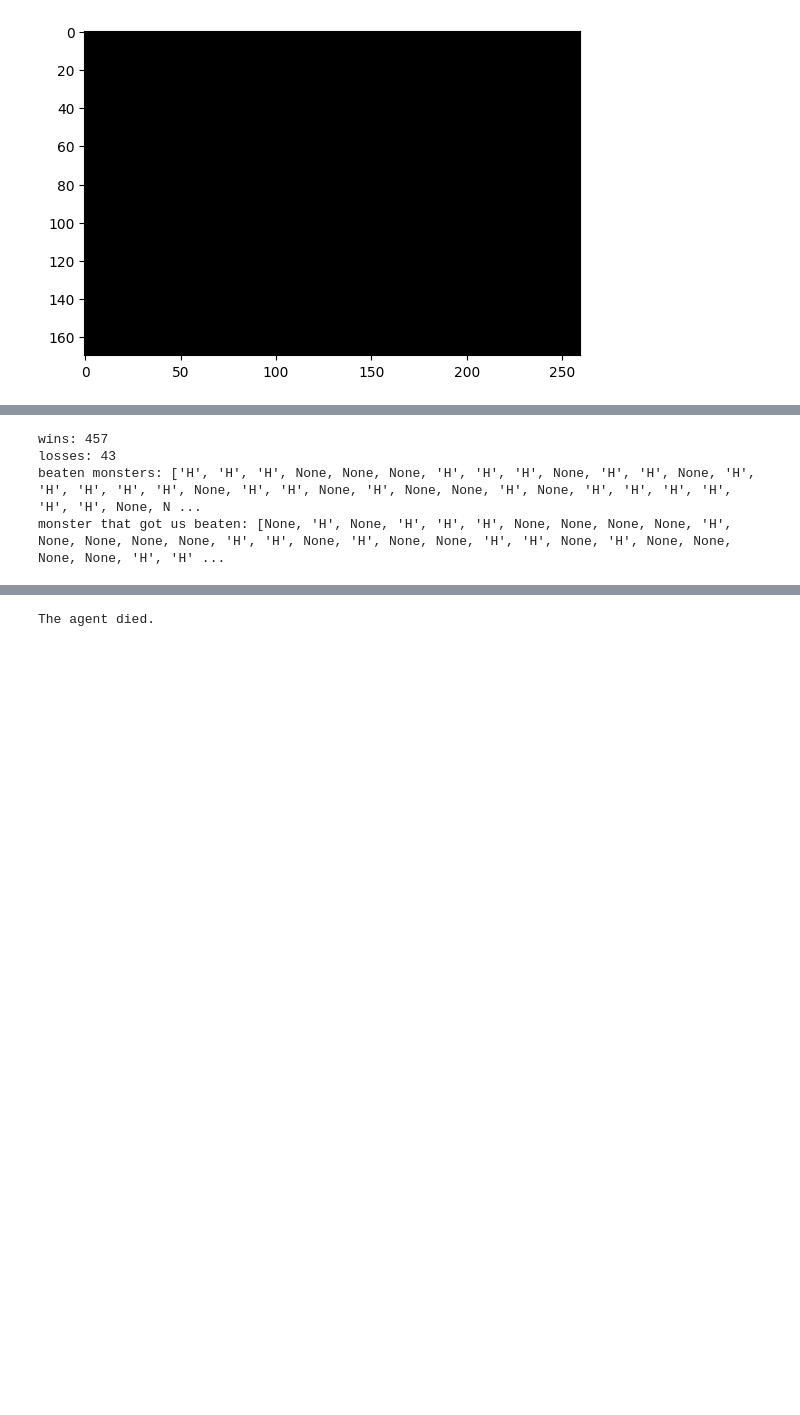
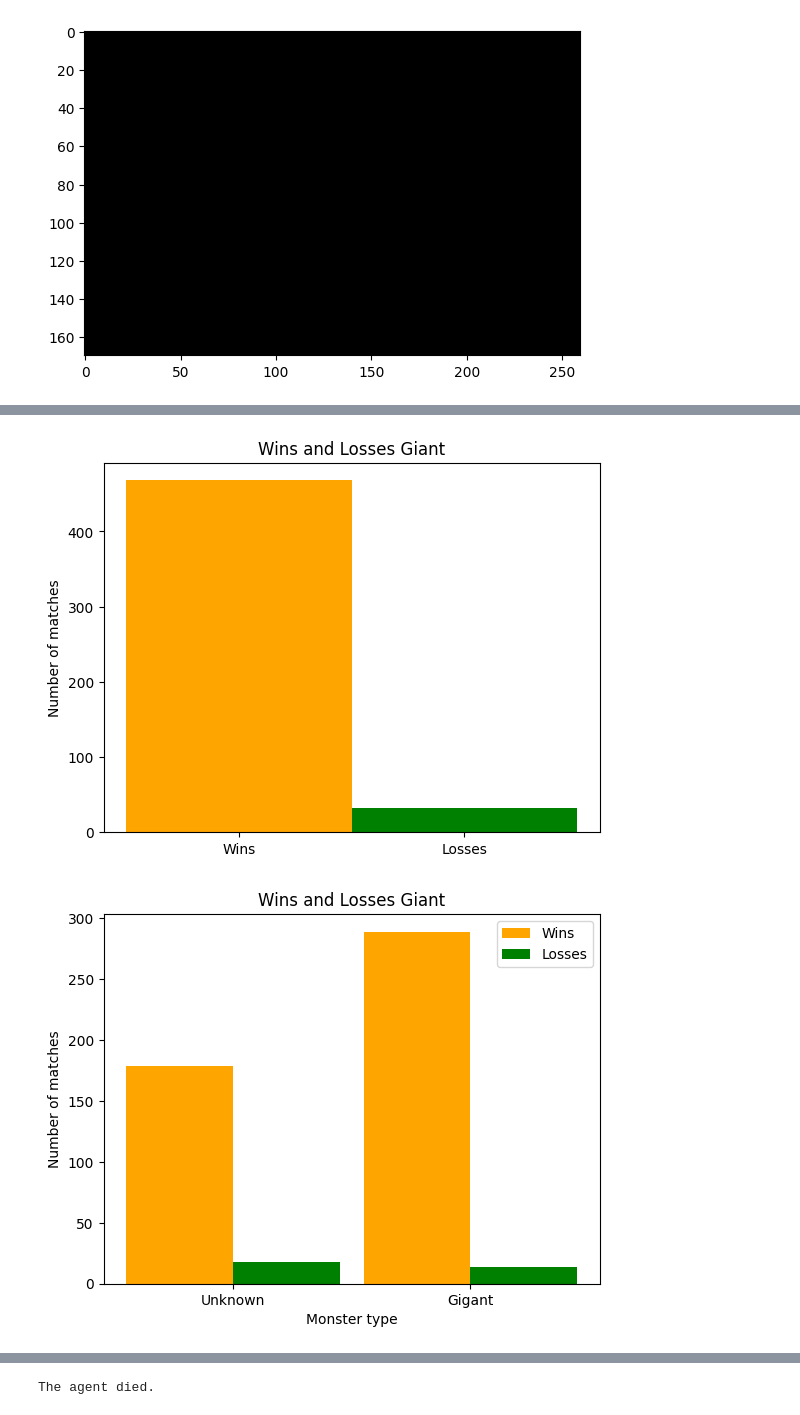
Before and after one commit to Nsivaa/AIF, a Jupyter notebook: search-features_v2.ipynb, the cells around one changed output, grey strips where cells are left out. Saved outputs shown, nothing was run; the diff lists cells and outputs as text; code cells hidden in the pictures; blank space fills up the shorter version.

```diff
--- a/search-features_v2.ipynb
+++ b/search-features_v2.ipynb
@@ -210,13 +206,11 @@ monster that got us beaten: [None, 'N', None, 'N', None, None, 'N', None, 'N', N
 # %%
 # GIANT
 win, loss, monsters_win, monsters_loss = evaluate_performance("MiniHack-Navigation-Custom-v0", dynamic_path_finding, des_file="dat/fully_observable_H.des", evaluation_steps=500)
 
 
-plot([win, loss], _, 1, ["Wins", "Losses"],_, "Number of matches", "Wins and Losses Giant", "1" )
+plot([win, loss], "1", 1, ["Wins", "Losses"], "Number of matches", "Wins and Losses Giant")
 
-plot(monsters_win, monsters_loss, 0.45, labels, "Monster type", "Number of matches", "Wins and Losses Giant", "2" )
+plot(monsters_win, "2", 0.45, labels, "Number of matches", "Wins and Losses Giant", monsters_loss, "Monster type")
 # %% [output]
-wins: 457
-losses: 43
-beaten monsters: ['H', 'H', 'H', None, None, None, 'H', 'H', 'H', None, 'H', 'H', None, 'H', 'H', 'H', 'H', 'H', None, 'H', 'H', None, 'H', None, None, 'H', None, 'H', 'H', 'H', 'H', 'H', 'H', None, N ...
-monster that got us beaten: [None, 'H', None, 'H', 'H', 'H', None, None, None, None, 'H', None, None, None, None, 'H', 'H', None, 'H', None, None, 'H', 'H', None, 'H', None, None, None, None, 'H', 'H' ...
+[figure, added]
+[figure, added]
```
Also changed, not shown: parts of 13 cells of this notebook, 1 other file.
